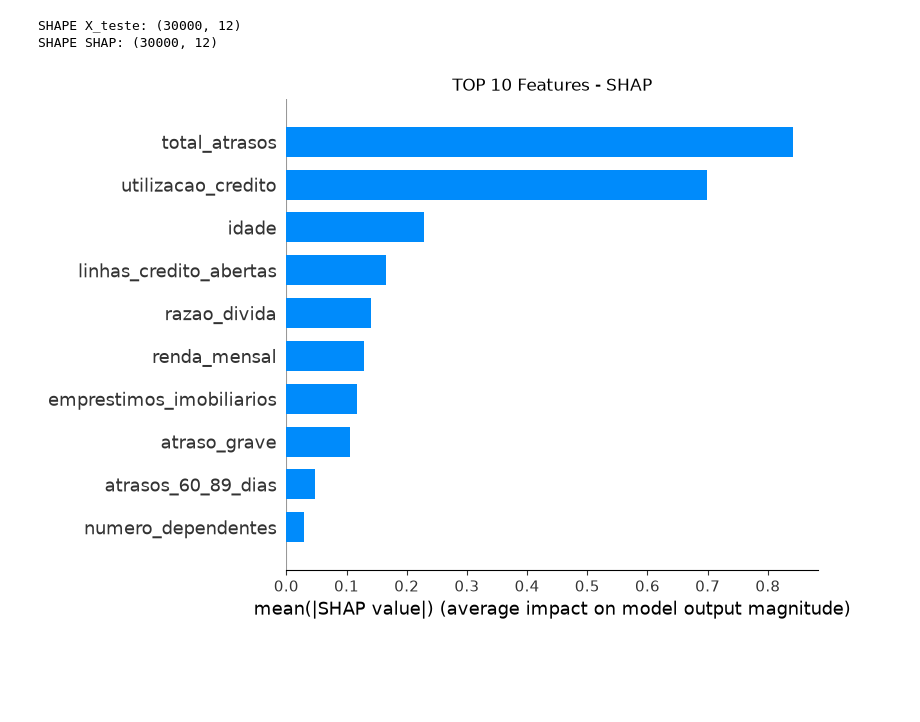
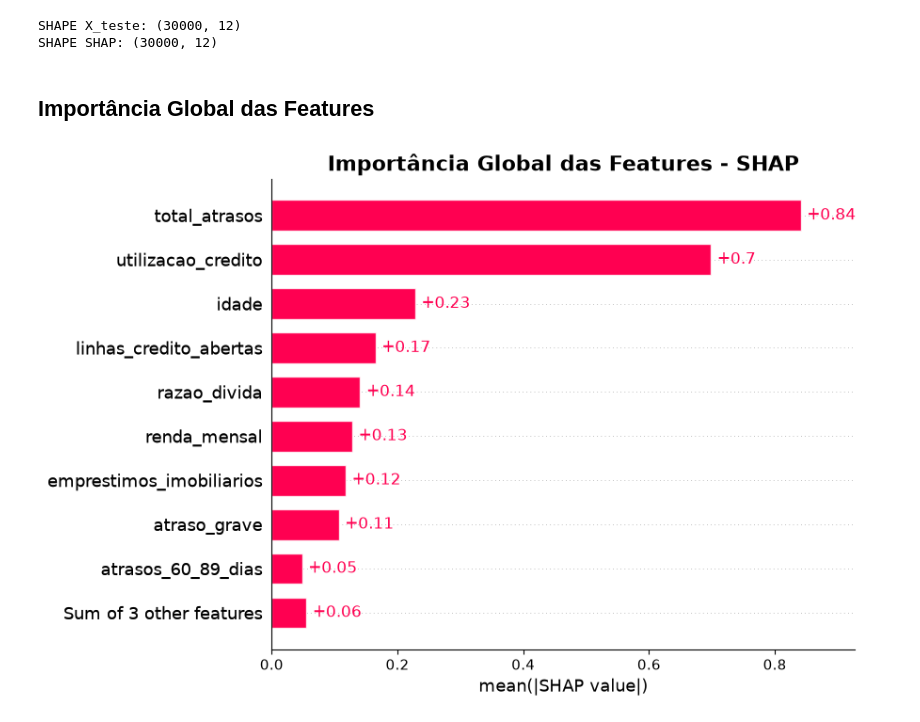
Before and after one commit to RenanTrevelim/credit-risk-modeling, a Jupyter notebook: notebooks/03_modelos_machine_learning.ipynb, the cells around one changed output. Cells and saved outputs as stored; diff of their text form; code cells hidden in the pictures; blank space fills up the shorter version.

```diff
--- a/notebooks/03_modelos_machine_learning.ipynb
+++ b/notebooks/03_modelos_machine_learning.ipynb
@@ -947,22 +947,22 @@ plt.show()
 # %%
 explainer = shap.TreeExplainer(modelo_xgb_tunado)
 
-shap_values = explainer.shap_values(X_teste)
+shap_values = explainer(X_teste)
 # %%
 print(f"SHAPE X_teste: {X_teste.shape}")
 print(f"SHAPE SHAP: {shap_values.shape}")
 # %% [output]
 SHAPE X_teste: (30000, 12)
 SHAPE SHAP: (30000, 12)
+# %% [markdown]
+## Importância Global das Features
 # %%
-shap.summary_plot(
+shap.plots.bar(
     shap_values,
-    X_teste,
     max_display=10,
-    plot_type="bar",
     show=False
 )
-plt.title("TOP 10 Features - SHAP")
+plt.title("Importância Global das Features - SHAP", fontsize=16, fontweight="bold")
 plt.show()
 # %% [output]
-[figure, old version]
+[figure, new version]
```
Also changed, not shown: parts of 23 cells of this notebook, 1 other file.
